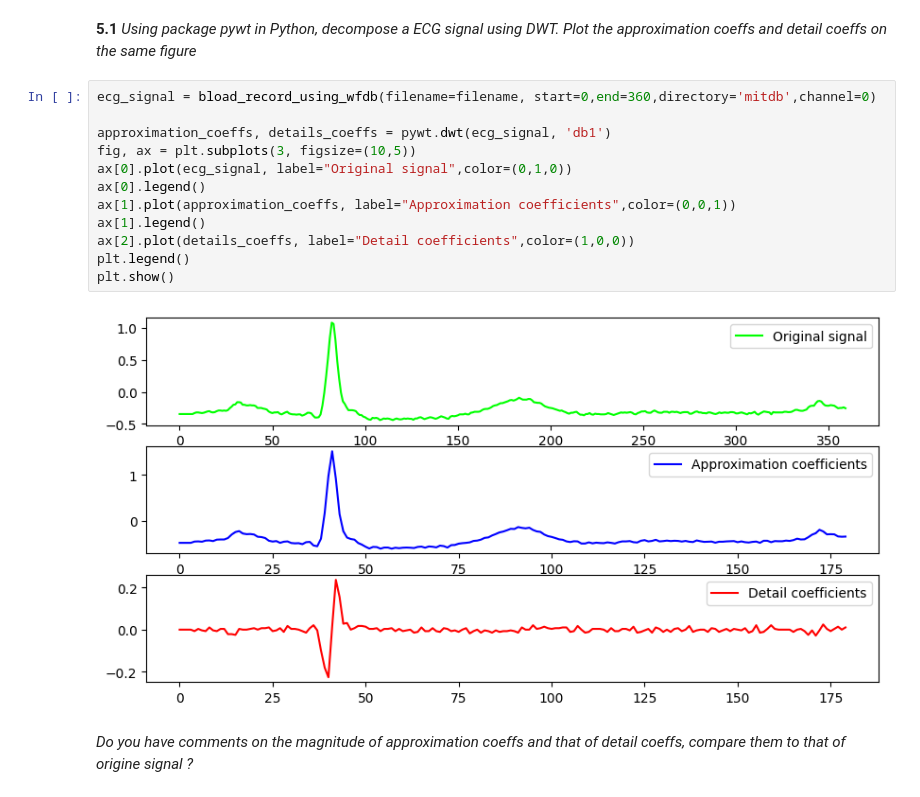
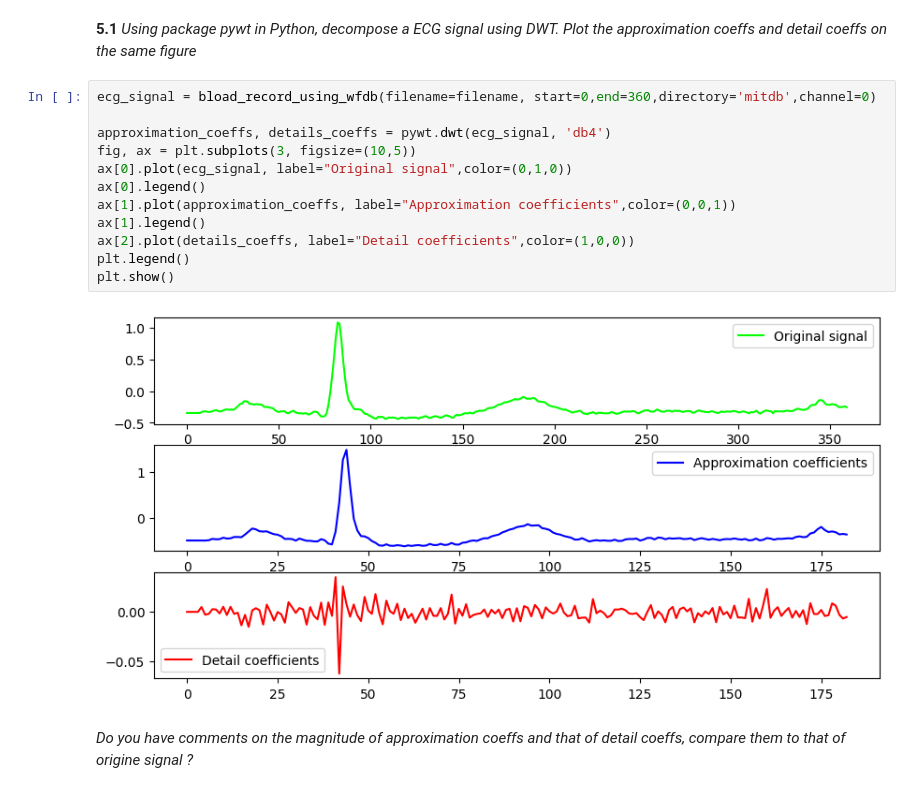
Before and after one commit to Bast-94/ML-BIO, a Jupyter notebook: ECG_classification_exercices.ipynb, the cells around one changed output. Saved outputs shown, nothing was run; the diff lists cells and outputs as text.

```diff
--- a/ECG_classification_exercices.ipynb
+++ b/ECG_classification_exercices.ipynb
@@ -280,17 +282,17 @@ When we increase detail levels, what happen between between original signal and
 # %%
 ecg_signal = bload_record_using_wfdb(filename=filename, start=0,end=360,directory='mitdb',channel=0)
 
-approximation_coeffs, details_coeffs = pywt.dwt(ecg_signal, 'db1')
+approximation_coeffs, details_coeffs = pywt.dwt(ecg_signal, 'db4')
 fig, ax = plt.subplots(3, figsize=(10,5))
 ax[0].plot(ecg_signal, label="Original signal",color=(0,1,0))
 ax[0].legend()
 ax[1].plot(approximation_coeffs, label="Approximation coefficients",color=(0,0,1))
 ax[1].legend()
 ax[2].plot(details_coeffs, label="Detail coefficients",color=(1,0,0))
 plt.legend()
 plt.show()
 # %% [output]
-[figure, old version]
+[figure, new version]
 # %% [markdown]
 *Do you have comments on the magnitude of approximation coeffs and that of detail coeffs, compare them to that of origine signal ?*
 # %% [markdown]
```
Also changed, not shown: parts of 5 cells of this notebook.
